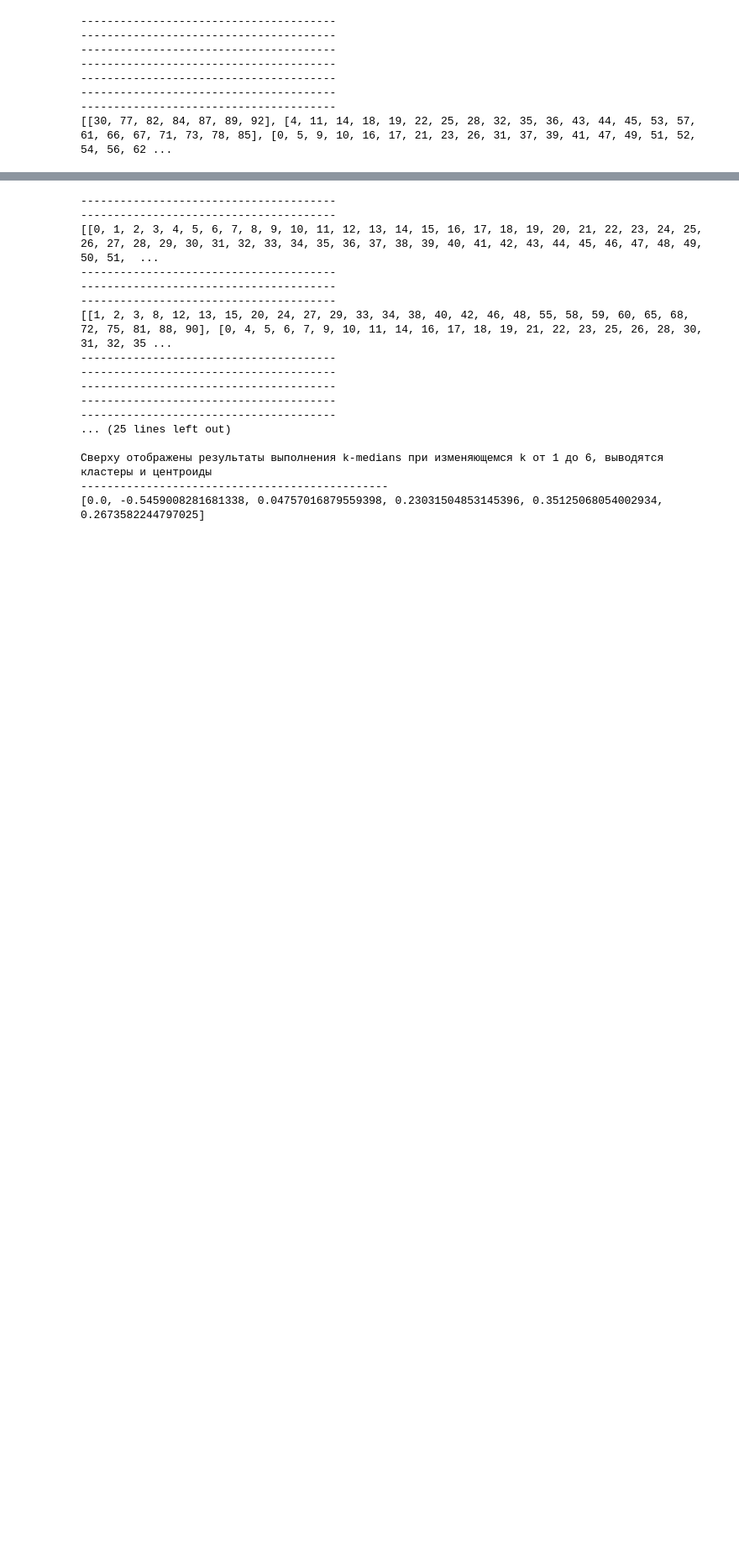
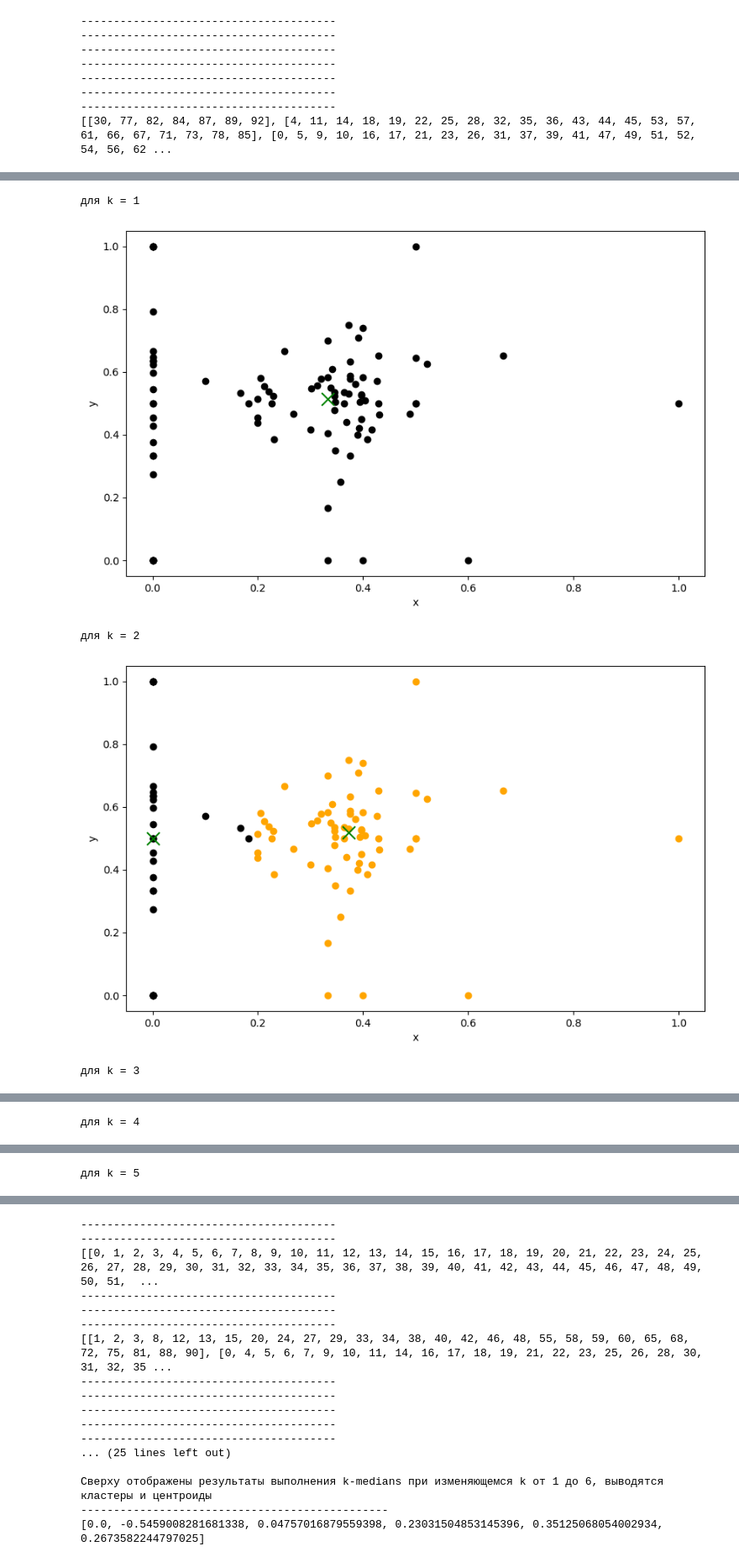
Before and after one commit to the-mvi/stat_an-2022, a Jupyter notebook: 0373_Myasnikov_YN/task3.ipynb, the cells around one changed output, grey strips where cells are left out. Shown at 84% size. Cells and saved outputs as stored; diff of their text form; code cells hidden in the pictures; blank space fills up the shorter version.

```diff
--- a/0373_Myasnikov_YN/task3.ipynb
+++ b/0373_Myasnikov_YN/task3.ipynb
@@ -775,0 +910,27 @@ k-medians table:
+# %%
+big_clusters_2 = [[[0, 1, 2, 3, 4, 5, 6, 7, 8, 9, 10, 11, 12, 13, 14, 15, 16, 17, 18, 19, 20, 21, 22, 23, 24, 25, 26, 27, 28, 29, 30, 31, 32, 33, 34, 35, 36, 37, 38, 39, 40, 41, 42, 43, 44, 45, 46, 47, 48, 49, 50, 51, 52, 53, 54, 55, 56, 57, 58, 59, 60, 61, 62, 63, 64, 65, 66, 67, 68, 69, 70, 71, 72, 73, 74, 75, 76, 77, 78, 79, 80, 81, 82, 83, 84, 85, 86, 87, 88, 89, 90, 91, 92]],
+[[1, 2, 3, 8, 12, 13, 15, 20, 24, 27, 29, 33, 34, 38, 40, 42, 46, 48, 55, 58, 59, 60, 65, 68, 72, 75, 81, 88, 90], [0, 4, 5, 6, 7, 9, 10, 11, 14, 16, 17, 18, 19, 21, 22, 23, 25, 26, 28, 30, 31, 32, 35, 36, 37, 39, 41, 43, 44, 45, 47, 49, 50, 51, 52, 53, 54, 56, 57, 61, 62, 63, 64, 66, 67, 69, 70, 71, 73, 74, 76, 77, 78, 79, 80, 82, 83, 84, 85, 86, 87, 89, 91, 92]],
+[[1, 2, 3, 8, 12, 13, 15, 20, 24, 27, 29, 33, 34, 38, 40, 42, 46, 48, 55, 58, 59, 60, 65, 68, 72, 75, 76, 81, 88, 90], [11, 14, 19, 22, 25, 28, 30, 36, 43, 44, 45, 50, 53, 57, 61, 63, 66, 67, 71, 74, 77, 78, 80, 82, 84, 85, 87, 89, 92], [0, 4, 5, 6, 7, 9, 10, 16, 17, 18, 21, 23, 26, 31, 32, 35, 37, 39, 41, 47, 49, 51, 52, 54, 56, 62, 64, 69, 70, 73, 79, 83, 86, 91]],
+[[24, 29, 38, 40, 68, 72, 81, 84, 87, 92], [4, 11, 14, 19, 22, 25, 28, 30, 36, 43, 44, 45, 50, 53, 57, 61, 63, 66, 67, 71, 73, 74, 77, 78, 80, 82, 85, 89], [0, 5, 6, 7, 9, 10, 13, 16, 17, 18, 21, 23, 26, 31, 32, 34, 35, 37, 39, 41, 47, 49, 51, 52, 54, 56, 62, 64, 69, 70, 76, 79, 83, 86, 91], [1, 2, 3, 8, 12, 15, 20, 27, 33, 42, 46, 48, 55, 58, 59, 60, 65, 75, 88, 90]],
+[[6, 7, 13, 34, 50, 63, 69, 74, 76, 79, 80, 83, 91], [11, 14, 19, 22, 25, 28, 30, 36, 43, 44, 45, 53, 61, 66, 67, 71, 77, 78, 82, 85, 89], [0, 4, 5, 9, 10, 16, 17, 18, 21, 23, 26, 31, 32, 35, 37, 39, 41, 47, 49, 51, 52, 54, 56, 57, 62, 64, 70, 73, 86], [1, 2, 3, 8, 12, 15, 20, 27, 33, 42, 46, 48, 55, 58, 59, 60, 65, 75, 88, 90], [24, 29, 38, 40, 68, 72, 81, 84, 87, 92]],
+[[30, 77, 82, 84, 87, 89, 92], [4, 11, 14, 18, 19, 22, 25, 28, 32, 35, 36, 43, 44, 45, 53, 57, 61, 66, 67, 71, 73, 78, 85], [0, 5, 9, 10, 16, 17, 21, 23, 26, 31, 37, 39, 41, 47, 49, 51, 52, 54, 56, 62, 64, 70, 86], [1, 2, 3, 8, 12, 15, 20, 27, 33, 42, 46, 48, 55, 58, 59, 60, 65, 75, 88, 90], [24, 29, 38, 40, 68, 72, 81], [6, 7, 13, 34, 50, 63, 69, 74, 76, 79, 80, 83, 91]]]
+big_centroids_2 = [[[0.333, 0.513]], [[0.0, 0.5], [0.373, 0.5175000000000001]], [[0.0, 0.5065], [0.393, 0.438], [0.364, 0.578]], [[0.0, 0.0], [0.391, 0.4525], [0.346, 0.577], [0.0, 0.61]], [[0.212, 0.513], [0.394, 0.439], [0.375, 0.579], [0.0, 0.61], [0.0, 0.0]], [[0.357, 0.167], [0.396, 0.5], [0.375, 0.588], [0.0, 0.61], [0.0, 0.0], [0.212, 0.513]]]
+big_table_2 = [['k', 'centroids', '#C']]
+i = 0
+j = 0
+while i < k:
+    j = 0
+    while j < len(big_clusters_2[i]):
+        big_table_2.append([i+1, big_centroids_2[i][j], len(big_clusters_2[i][j])])
+        j = j + 1
+    big_table_2.append(["-", "------------------------------------------", "--"])
+    print(f"для k = {i + 1}")
+    scatterplot(data, i + 1, big_clusters_2[i], big_centroids_2[i])
+    i = i + 1
+print(tabulate(big_table_2))
+# %% [output]
+для k = 1
+[figure, added]
+для k = 2
+[figure, added]
+для k = 3
@@ -775,0 +938 @@ k-medians table:
+для k = 4
@@ -775,0 +940 @@ k-medians table:
+для k = 5
```
Also changed, not shown: parts of 28 cells of this notebook.
